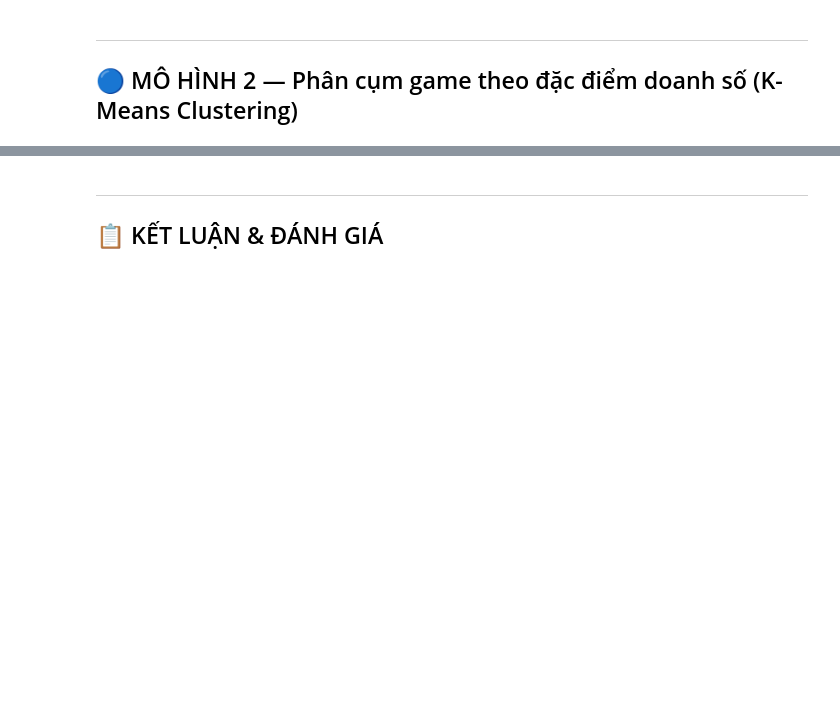
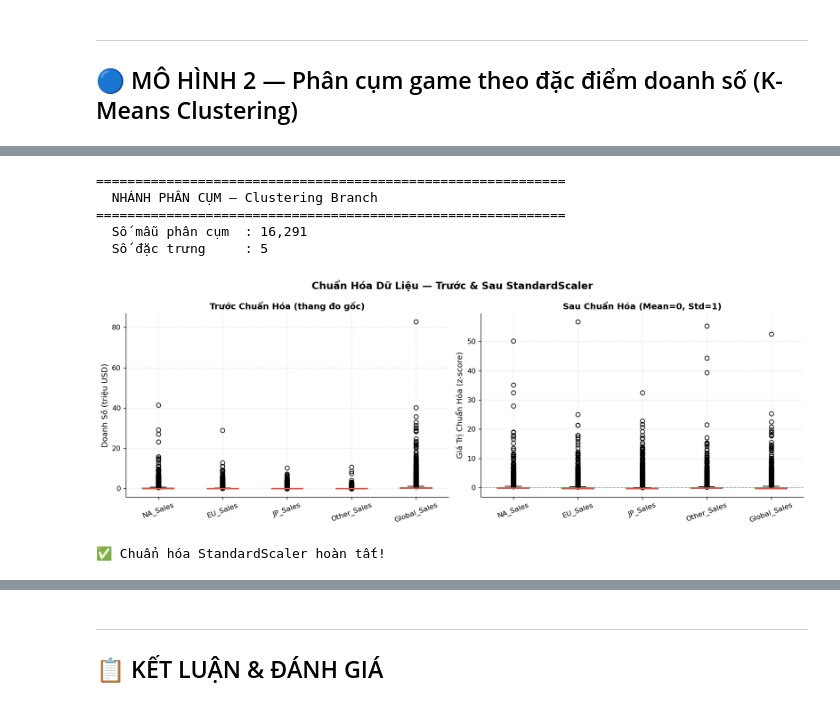
Before and after one commit to nhukhiem3143/data-science-video-game-sales, a Jupyter notebook: video_game_sales_analysis.ipynb, the cells around one changed output, grey strips where cells are left out. Cells and saved outputs as stored; diff of their text form; code cells hidden in the pictures; blank space fills up the shorter version.

```diff
--- a/video_game_sales_analysis.ipynb
+++ b/video_game_sales_analysis.ipynb
@@ -416 +564,53 @@ plt.show()
+# %%
+# ============================================================
+# 4.1.2. PHÂN CHIA TẬP DỮ LIỆU — NHÁNH PHÂN CỤM (Clustering)
+# ============================================================
+
+features_cluster = ['NA_Sales', 'EU_Sales', 'JP_Sales', 'Other_Sales', 'Global_Sales']
+df_cluster = df[features_cluster].dropna().copy()
+
+scaler = StandardScaler()
+X_scaled = scaler.fit_transform(df_cluster)
+
+stats_before = df_cluster.agg(['mean', 'std']).round(4)
+stats_after  = pd.DataFrame(X_scaled, columns=features_cluster).agg(['mean', 'std']).round(4)
+
+print("=" * 60)
+print("  NHÁNH PHÂN CỤM — Clustering Branch")
+print("=" * 60)
+print(f"  Số mẫu phân cụm  : {len(df_cluster):,}")
+print(f"  Số đặc trưng     : {len(features_cluster)}")
+print()
+
+fig, axes = plt.subplots(1, 2, figsize=(14, 5))
+fig.suptitle('Chuẩn Hóa Dữ Liệu — Trước & Sau StandardScaler', fontsize=14, fontweight='bold')
+
+df_cluster.boxplot(ax=axes[0], patch_artist=True,
+                   boxprops=dict(facecolor='#AED6F1', color='#2D6A9F'),
+                   medianprops=dict(color='#E8543A', linewidth=2))
+axes[0].set_title('Trước Chuẩn Hóa (thang đo gốc)', fontsize=12, fontweight='bold')
+axes[0].set_ylabel('Doanh Số (triệu USD)')
+axes[0].tick_params(axis='x', rotation=20)
+
+pd.DataFrame(X_scaled, columns=features_cluster).boxplot(
+    ax=axes[1], patch_artist=True,
+    boxprops=dict(facecolor='#A9DFBF', color='#3DAA6E'),
+    medianprops=dict(color='#E8543A', linewidth=2))
+axes[1].set_title('Sau Chuẩn Hóa (Mean=0, Std=1)', fontsize=12, fontweight='bold')
+axes[1].set_ylabel('Giá Trị Chuẩn Hóa (z-score)')
+axes[1].tick_params(axis='x', rotation=20)
+axes[1].axhline(y=0, color='gray', linestyle='--', linewidth=1, alpha=0.7)
+
+plt.tight_layout()
+plt.savefig('chart_scaling.png', bbox_inches='tight', dpi=150)
+plt.show()
+print("\n✅ Chuẩn hóa StandardScaler hoàn tất!")
+# %% [output]
+============================================================
+  NHÁNH PHÂN CỤM — Clustering Branch
+============================================================
+  Số mẫu phân cụm  : 16,291
+  Số đặc trưng     : 5
+[figure, added]
+✅ Chuẩn hóa StandardScaler hoàn tất!
 # %%
```
Also changed, not shown: parts of 14 cells of this notebook.
